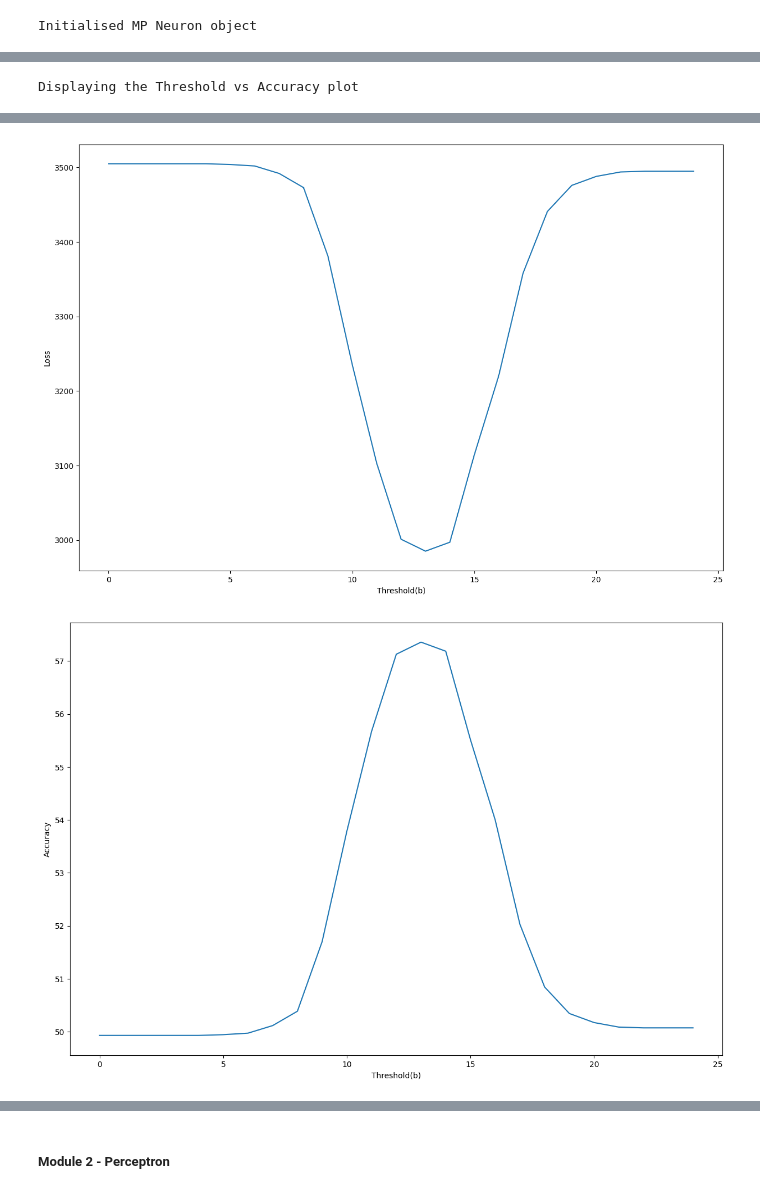
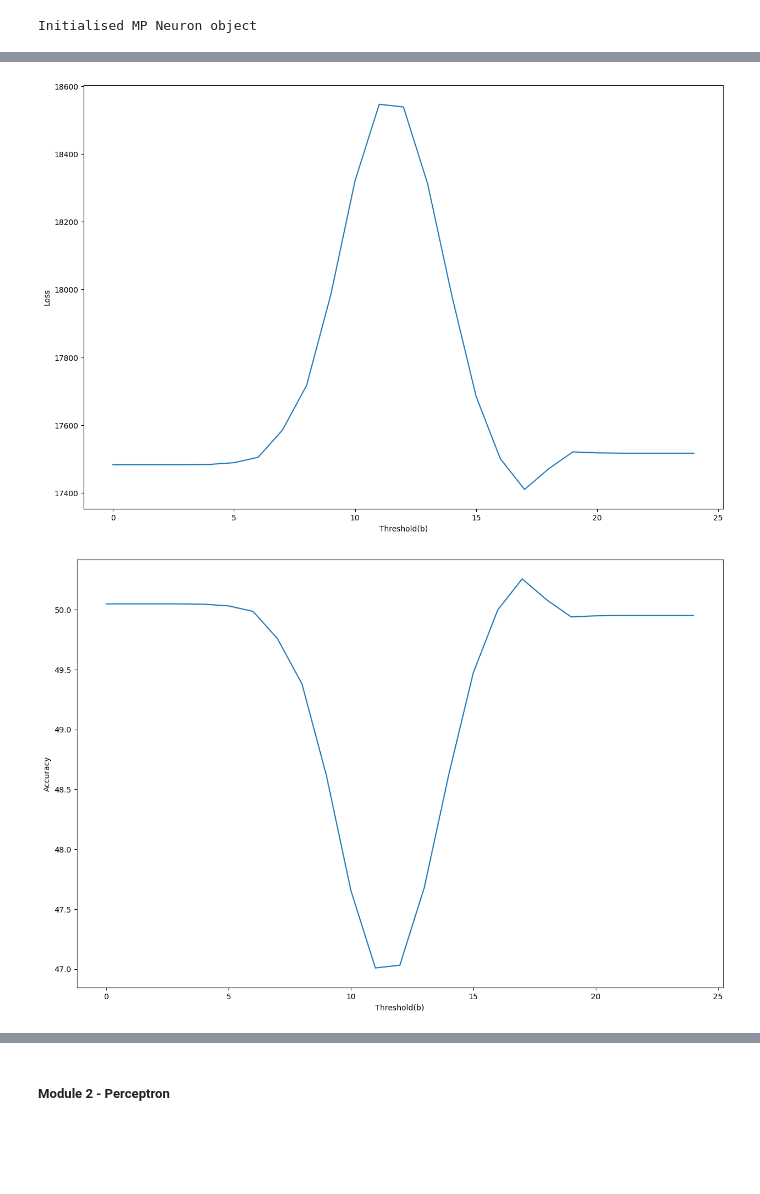
Before and after one commit to Abhijith-Nagarajan/PadhAI_Implementations, a Jupyter notebook: MP_Neuron_Perceptron_Implementation.ipynb, the cells around one changed output, grey strips where cells are left out. Drawn from its saved outputs; the diff is of its cells as text; code cells hidden in the pictures; blank space fills up the shorter version.

```diff
--- a/MP_Neuron_Perceptron_Implementation.ipynb
+++ b/MP_Neuron_Perceptron_Implementation.ipynb
@@ -51,9 +49,9 @@ from google.colab import files
 # %%
-features, target = datasets.make_classification(n_samples = 10000,
+features, target = datasets.make_classification(n_samples = 50000,
                                   n_features = 25,
-                                  n_informative = 25,
-                                  n_redundant = 0,
+                                  n_informative = 21,
+                                  n_redundant = 4,
                                   n_repeated = 0,
                                   n_classes = 2)
-print('Created a classificationd dataset')
+print('Created a classification dataset')
 # %% [output]
@@ -103,17 +103,19 @@ class MPNeuron:
 
         return 100*(accuracy/len(Y))
 
-    def evaluation(self,X,Y) -> int:
-        Y_pred = []
-        y_pred_values = X.apply(np.sum,axis=1)
-        for pred in y_pred_values:
-            if(pred>=self.b):
-                Y_pred.append(1)
-            else:
-                Y_pred.append(0)
+    def model(self,X) -> list:
+        '''
+        This method taken the independent features as input and compares the sum with the threshold. If the sum >=threshold, the Y_pred value = 1, else its 0.
+        It returns all the predicted values as a list.
+        '''
+        row_sum = X.apply(np.sum,axis=1)
+        Y_pred = [1 if val>=self.b else 0 for val in row_sum]
         return Y_pred
 
     def calc_best_value(self,metric: dict,is_loss: bool) -> int:
+        '''
+        This method returns the best score according to the metric
+        '''
         values = list(metric.values())
         if is_loss:
             return list(metric.keys())[values.index(min(values))]
@@ -121,10 +123,16 @@ class MPNeuron:
             return list(metric.keys())[values.index(max(values))]
 
     def plot_b_vs_metric(self, metric: dict, ylabel:str, filename: str) -> None:
+        '''
+        This method plots the required metric: {loss or accuracy} with the b value.
+        '''
         plt.figure(figsize=(15,10))
         plt.xlabel("Threshold(b)")
         plt.ylabel(ylabel)
         plt.plot(metric.keys(),metric.values())
+
+    def predict(self,X_test: pd.DataFrame) -> int:
+        return self.model(X_test)
 
     def fit(self,X,Y) -> int:
         loss = {}
@@ -132,7 +140,7 @@ class MPNeuron:
         for b in range(X.shape[1]):
             print(f'Computing loss and accuracy for b = {b}')
             self.b = b
-            Y_pred = self.evaluation(X,Y)
+            Y_pred = self.model(X)
             loss[b] = self.compute_loss(np.array(Y),np.array(Y_pred))
             accuracy[b] = self.compute_accuracy(np.array(Y),np.array(Y_pred))
 
@@ -142,14 +150,15 @@ class MPNeuron:
         self.plot_b_vs_metric(accuracy,'Accuracy','MPNeuronAccuracy.png')
         best_b = self.calc_best_value(loss,True)
         best_accuracy = self.calc_best_value(accuracy,False)
+        self.b = best_b
         return ((best_b,loss[best_b]),(best_accuracy,accuracy[best_b]))
 # %%
-model = MPNeuron()
+mpn_model = MPNeuron()
 print('Initialised MP Neuron object')
 # %% [output]
 Initialised MP Neuron object
 # %%
-b, accuracy = model.fit(X_train,Y_train)
+b, accuracy = mpn_model.fit(X_train,Y_train)
 # %% [output]
 Computing loss and accuracy for b = 0
 Computing loss and accuracy for b = 1
@@ -173 +179,0 @@ Displaying the Threshold vs Loss plot
-Displaying the Threshold vs Accuracy plot
@@ -176,3 +180,3 @@ Displaying the Threshold vs Accuracy plot
-[figure, old version]
+[figure, new version]
-[figure, old version]
+[figure, new version]
 # %%
```
Also changed, not shown: parts of 13 cells of this notebook.
